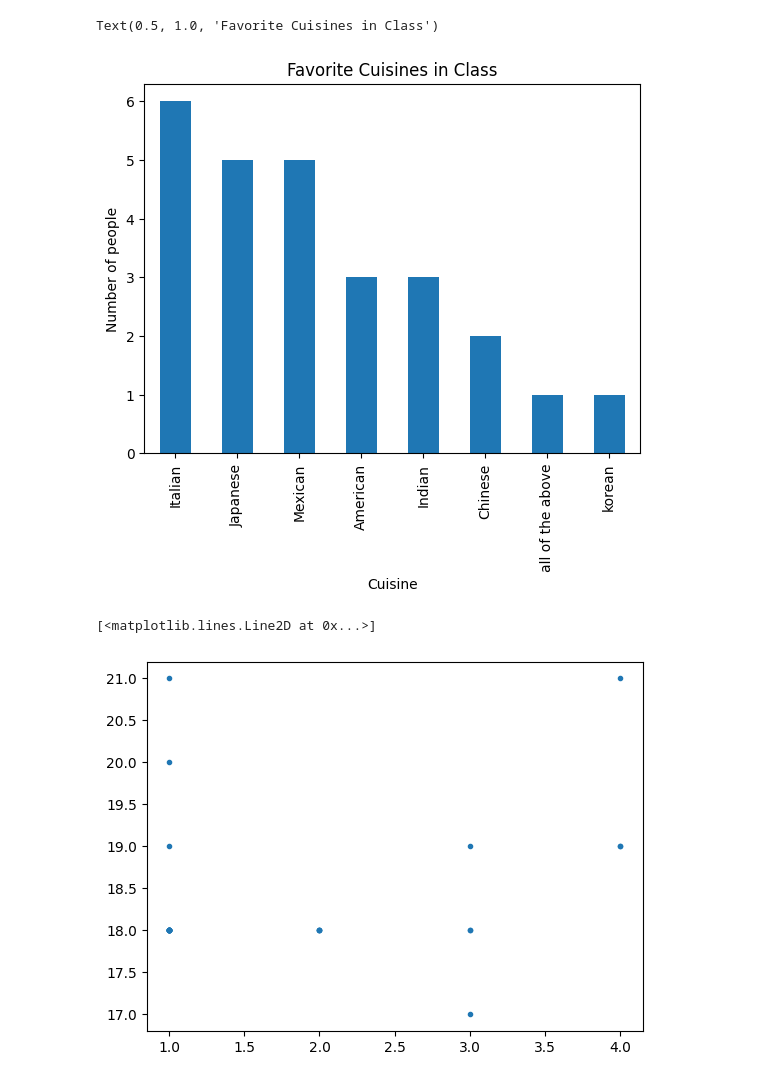
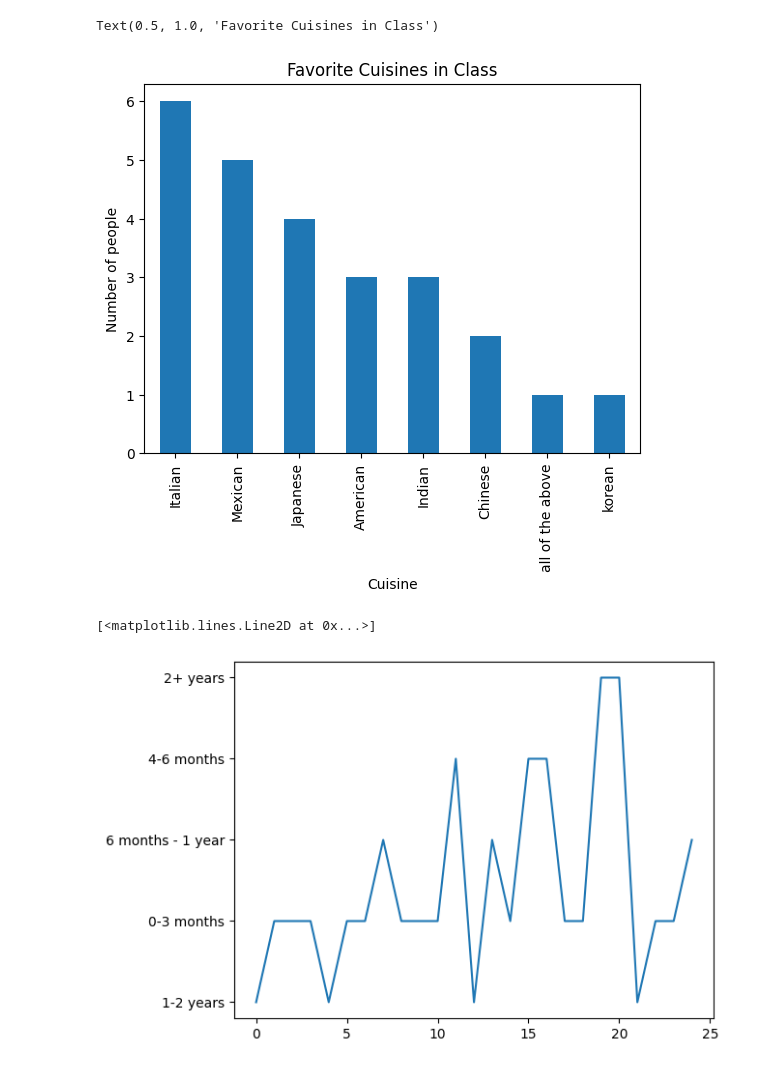
Before and after one commit to tsdandekar24/TanavDandekar_csci_1070_course, a Jupyter notebook: week_04_homework.ipynb, the cells around one changed output. Saved outputs shown, nothing was run; the diff lists cells and outputs as text; code cells hidden in the pictures.

```diff
--- a/week_04_homework.ipynb
+++ b/week_04_homework.ipynb
@@ -24,3 +56,27 @@ survey_df.head(10)
 # %%
-survey_df.columns
+# Standardizing Birthplaces
+new_survey_df.loc[new_survey_df["What state/country were you born in?"] == "Frankfurt, Germany", "What state/country were you born in?"] = "Germany"
+new_survey_df.loc[new_survey_df["What state/country were you born in?"] == "st. louis, mo", "What state/country were you born in?"] = "Missouri"
+new_survey_df.loc[new_survey_df["What state/country were you born in?"] == "St. Louis MO", "What state/country were you born in?"] = "Missouri"
+new_survey_df.loc[new_survey_df["What state/country were you born in?"] == "Missouri, USA", "What state/country were you born in?"] = "Missouri"
+new_survey_df.loc[new_survey_df["What state/country were you born in?"] == "Georgia (the country not the state)", "What state/country were you born in?"] = "Georgia"
+new_survey_df.loc[new_survey_df["What state/country were you born in?"] == "st.louis mo", "What state/country were you born in?"] = "Missouri"
+new_survey_df.loc[new_survey_df["What state/country were you born in?"] == "Saint Louis, Missouri", "What state/country were you born in?"] = "Missouri"
+new_survey_df.loc[new_survey_df["What state/country were you born in?"] == "Kansas, Overland Park", "What state/country were you born in?"] = "Kansas"
+new_survey_df.loc[new_survey_df["What state/country were you born in?"] == "United States Missouri ", "What state/country were you born in?"] = "Missouri"
+new_survey_df.loc[new_survey_df["What state/country were you born in?"] == "I was born in Chandigarh, India!", "What state/country were you born in?"] = "India"
+new_survey_df.loc[new_survey_df["What state/country were you born in?"] == "People's Republic of China", "What state/country were you born in?"] = "China"
+new_survey_df.loc[new_survey_df["What state/country were you born in?"] == "TEXAS", "What state/country were you born in?"] = "Texas"
+new_survey_df.loc[new_survey_df["What state/country were you born in?"] == "Kazakhstah", "What state/country were you born in?"] = "Kazakhstan"
+
+# Standardizing Majors
+new_survey_df.loc[new_survey_df["What is your major?"] == "computer science", "What is your major?"] = "Computer Science"
+new_survey_df.loc[new_survey_df["What is your major?"] == "cs/ finance ", "What is your major?"] = "CS/Finance"
+new_survey_df.loc[new_survey_df["What is your major?"] == "comp sci", "What is your major?"] = "Computer Science"
+new_survey_df.loc[new_survey_df["What is your major?"] == "Biology w/ evolutionary bio minor", "What is your major?"] = "Biology"
+new_survey_df.loc[new_survey_df["What is your major?"] == "Computer Science, B.A. (I might switch to B.S., but I wish to pursue a career in digital IP law, eventually!)", "What is your major?"] = "Computer Science"
+new_survey_df.loc[new_survey_df["What is your major?"] == "Computer Science; considering an additional major or a minor", "What is your major?"] = "Computer Science"
+new_survey_df.loc[new_survey_df["What is your major?"] == "Computer science", "What is your major?"] = "Computer Science"
+new_survey_df.loc[new_survey_df["What is your major?"] == "Data science", "What is your major?"] = "Data Science"
+new_survey_df
 # %% [output]
@@ -46,24 +109,19 @@ agg_class.plot(kind = "pie", y = "What is your name?")
 # %%
 #Histogram (Food)
-food_count = survey_df["What is your favorite type of food?"].value_counts()
+food_count = new_survey_df["What is your favorite type of food?"].value_counts()
 food_count.plot(kind = "bar")
 plt.xlabel("Cuisine")
 plt.ylabel("Number of people")
 plt.title("Favorite Cuisines in Class")
+# According to the class, the most popular cuisine is Italian, while the least popular favorite is Korean.
 # %% [output]
 Text(0.5, 1.0, 'Favorite Cuisines in Class')
-[figure, old version]
+[figure, new version]
 # %%
 # Scatter plot (Age)
-plt.plot(survey_df["How many siblings do you have?"], survey_df["How old are you?"], '.')
-# correlate age and class
-#age_count = survey_df["How old are you?"].value_counts()
-#age_count.plot(kind = "bar")
-#plt.xlabel("Age")
-#plt.ylabel("Number of people")
-#plt.title("Ages in the Class")
+plt.plot(new_survey_df["How much experience do you have programming?"], )
 # %% [output]
 [<matplotlib.lines.Line2D at 0x...>]
-[figure, old version]
+[figure, new version]
 # %%
 # Pie Chart (Programming length)
```
Also changed, not shown: parts of 5 cells of this notebook.
